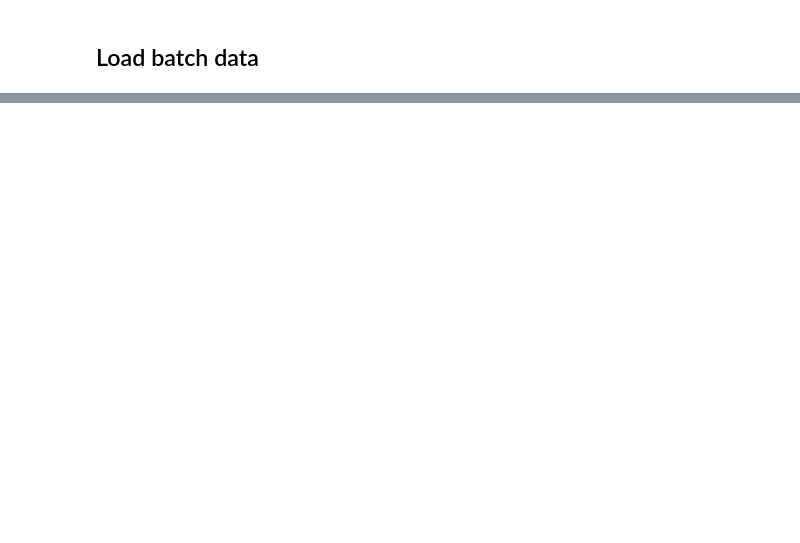
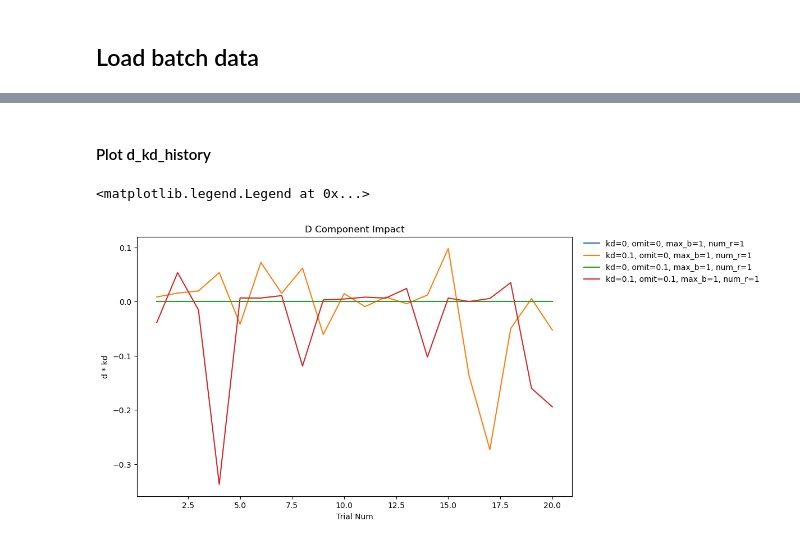
Before and after one commit to shunnnli/EP-LHb-model, a Jupyter notebook: PID-analyze.ipynb, the cells around one changed output, grey strips where cells are left out. Cells and saved outputs as stored; diff of their text form; code cells hidden in the pictures; blank space fills up the shorter version.

```diff
--- a/PID-analyze.ipynb
+++ b/PID-analyze.ipynb
@@ -17,0 +75,38 @@ UnboundLocalError: local variable 't_axis' referenced before assignment
+# %% [markdown]
+#### Plot d_kd_history
+# %%
+d_kd_history = all_batch_extras["d_kd_history"]
+
+sorted_d_kd_history = sorted(
+        d_kd_history.items(),
+        key=lambda kv: (kv[0][3], kv[0][2], kv[0][1], kv[0][0])  # (num_r, max_b, omit, kd)
+    )
+
+# Create figure and axes
+fig, ax = plt.subplots(figsize=(10, 6))
+
+# Anticipatory Licks
+for (kd, omit, max_b, num_r), d_kd_sessions in sorted_d_kd_history:
+    # Determine standard_length from the first session's length
+    if len(d_kd_sessions) == 0:
+        continue  # skip if no sessions
+    standard_length = len(d_kd_sessions[0])
+    fixed_sessions = [
+        np.pad(s, (0, standard_length - len(s)), mode='constant') if len(s) < standard_length else s[:standard_length]
+        for s in d_kd_sessions
+    ]
+    d_kd_sessions_array = np.stack(fixed_sessions)
+    avg = np.mean(d_kd_sessions_array, axis=0)
+    sem = np.std(d_kd_sessions_array, axis=0) / np.sqrt(d_kd_sessions_array.shape[0])
+
+    x = np.arange(1, avg.shape[0] + 1)
+    ax.plot(x, avg, label=f"kd={kd}, omit={omit}, max_b={max_b}, num_r={num_r}")
+    ax.fill_between(x, avg - sem, avg + sem, alpha=0.3)  # standard error band
+
+ax.set_ylabel("d * kd")
+ax.set_xlabel("Trial Num")
+ax.set_title("D Component Impact")
+ax.legend(loc="upper left", bbox_to_anchor=(1.02, 1.0), borderaxespad=0, frameon=False)
+# %% [output]
+<matplotlib.legend.Legend at 0x...>
+[figure, added]
```
Also changed, not shown: parts of 7 cells of this notebook, 2 other files.
